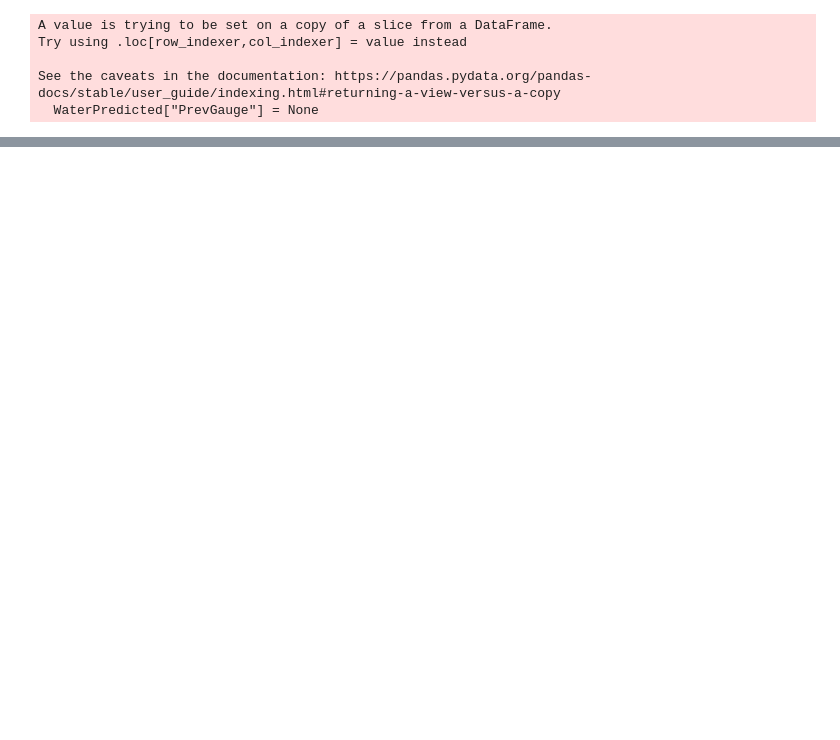
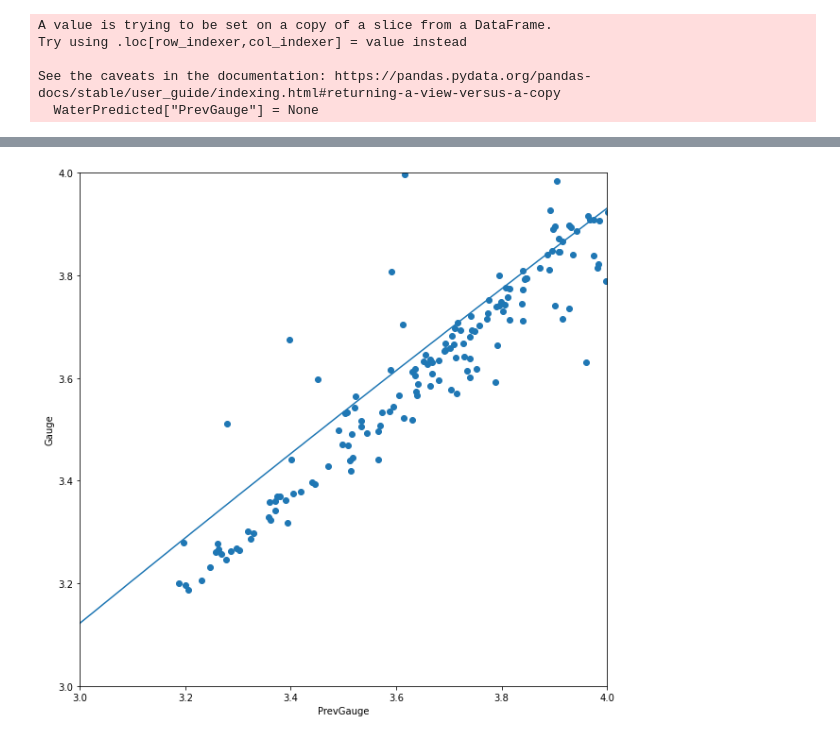
Before and after one commit to Ryderevan/RiverPredictions, a Jupyter notebook: GHPredictionsDualPolynomial-Franklin.ipynb, the cells around one changed output, grey strips where cells are left out. Drawn from its saved outputs; the diff is of its cells as text; code cells hidden in the pictures; blank space fills up the shorter version.

```diff
--- a/GHPredictionsDualPolynomial-Franklin.ipynb
+++ b/GHPredictionsDualPolynomial-Franklin.ipynb
@@ -260,0 +292,18 @@ WaterPredicted2021
+# %%
+#testvalues = np.empty([50, 1])
+#testvalues
+testvalues = np.arange(3,20,.05)
+testvalues = testvalues.reshape(-1, 1)
+# %%
+Y = polyregdesc.predict(testvalues)
+# %%
+plot = plt.scatter(X_desc, y_desc)
+plt.xlabel('PrevGauge')
+plt.ylabel('Gauge')
+plt.plot(testvalues, Y)
+plt.xlim([3, 4])
+plt.ylim([3, 4])
+#Define figure size
+plt.rcParams["figure.figsize"] = (10,10)
+# %% [output]
+[figure, added]
```
Also changed, not shown: parts of 41 cells of this notebook.
